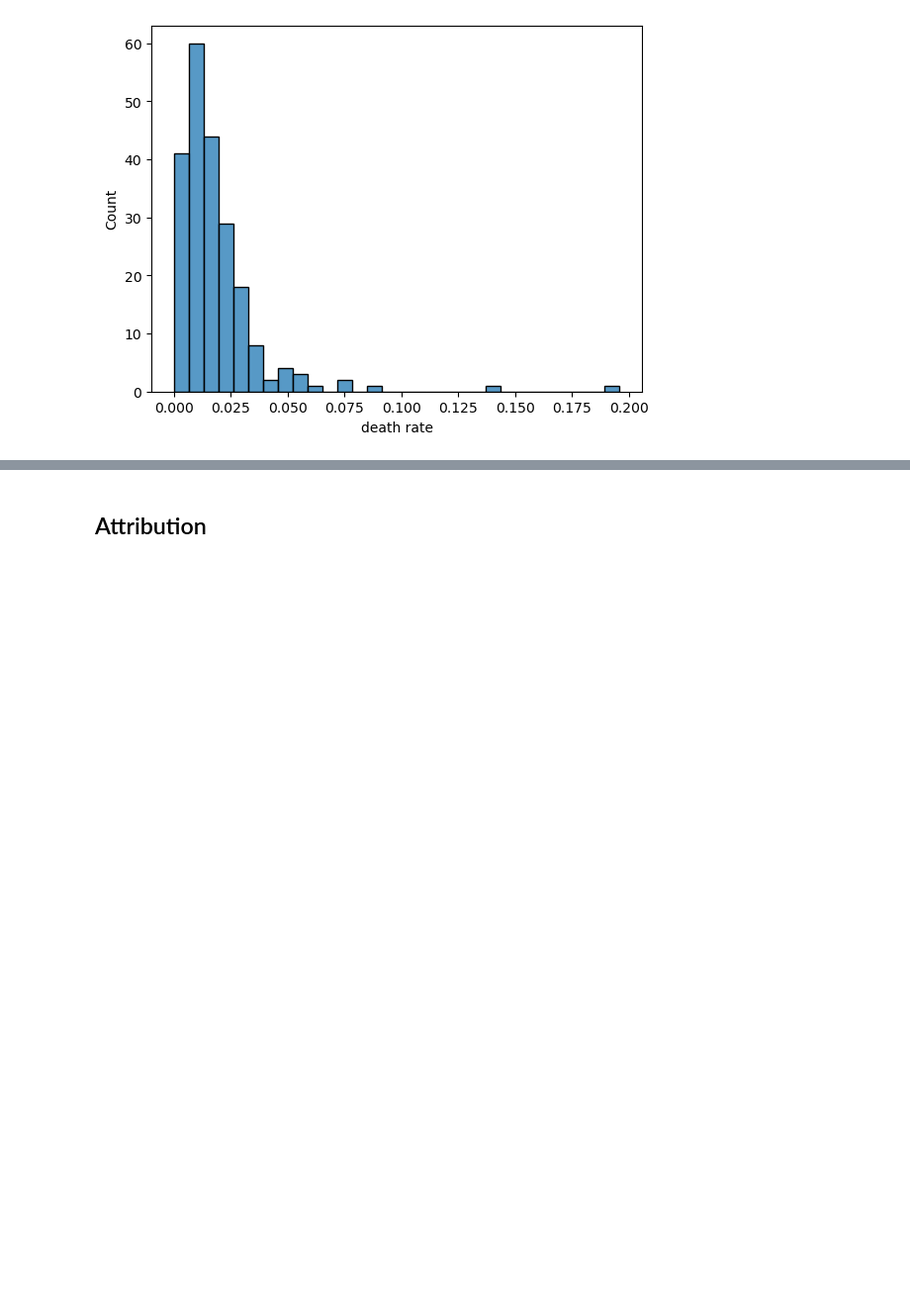
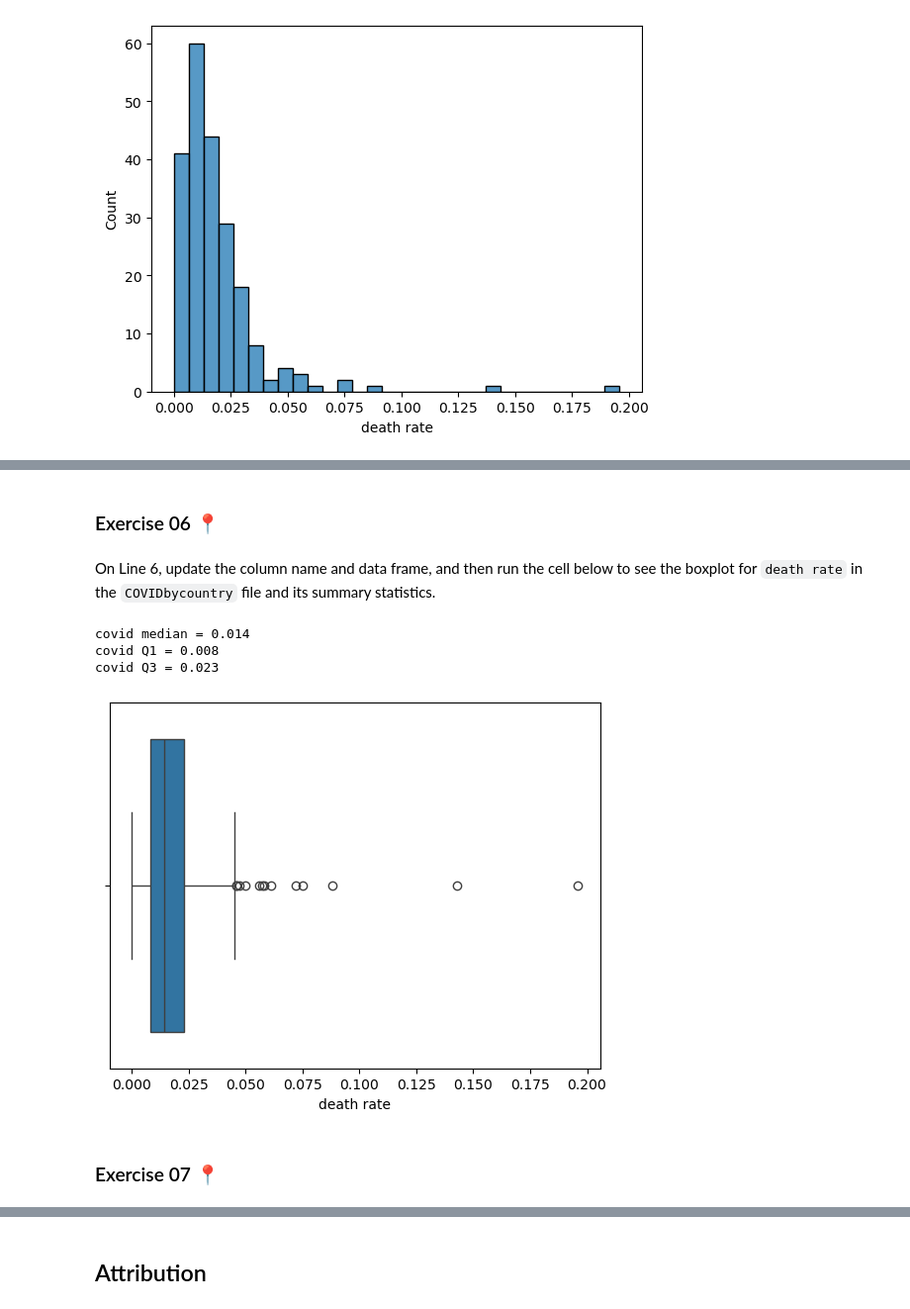
Before and after one commit to ccsf-stat-c1000/materials-demo, a Jupyter notebook: notebook/notebook06/autograder/notebook06.ipynb, the cells around one changed output, grey strips where cells are left out. Shown: that part at 99% size. Saved outputs shown, nothing was run; the diff lists cells and outputs as text; code cells hidden in the pictures; blank space fills up the shorter version.

```diff
--- a/notebook/notebook06/autograder/notebook06.ipynb
+++ b/notebook/notebook06/autograder/notebook06.ipynb
@@ -59,0 +237,52 @@ grader.check("exercise_04")
+# %% [markdown]
+### Exercise 06 📍
+# %% [markdown]
+<!-- BEGIN QUESTION -->
+
+On Line 6, update the column name and data frame, and then run the cell below to see the boxplot for `death rate` in the `COVIDbycountry` file and its summary statistics.
+# %%
+""" # BEGIN PROMPT
+# import matplotlib and seaborn
+import matplotlib
+%matplotlib inline
+import seaborn as sns
+# creating a boxplot for the column name the data frame to make a boxplot for death rate for the COVIDbycountry dataset.
+sns.boxplot(x = '???', data = xxx_df)
+
+# compute the median, Q1, and Q3
+covid_median = covid_df['death rate'].median()
+covid_Q1 = covid_df['death rate'].quantile(0.25)
+covid_Q3 = covid_df['death rate'].quantile(0.75)
+
+# print the median, Q1, and Q3
+print('covid median =', covid_median)
+print('covid Q1 =', covid_Q1)
+print('covid Q3 =', covid_Q3)
+"""; # END PROMPT
+# BEGIN SOLUTION NO PROMPT
+# import matplotlib and seaborn
+import matplotlib
+%matplotlib inline
+import seaborn as sns
+# creating a boxplot for the column name the data frame to make a boxplot for death rate for the COVIDbycountry dataset.
+sns.boxplot(x = 'death rate', data = covid_df)
+
+# compute the median, Q1, and Q3
+covid_median = covid_df['death rate'].median()
+covid_Q1 = covid_df['death rate'].quantile(0.25)
+covid_Q3 = covid_df['death rate'].quantile(0.75)
+
+# print the median, Q1, and Q3
+print('covid median =', covid_median)
+print('covid Q1 =', covid_Q1)
+print('covid Q3 =', covid_Q3)
+# END SOLUTION
+# %% [output]
+covid median = 0.014
+covid Q1 = 0.008
+covid Q3 = 0.023
+[figure, added]
+# %% [markdown]
+<!-- END QUESTION -->
+
+### Exercise 07 📍
```
Also changed, not shown: parts of 46 cells of this notebook, 4 other files.
